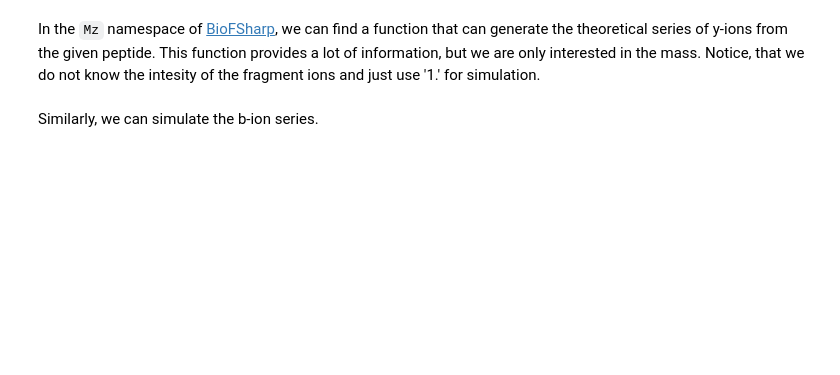
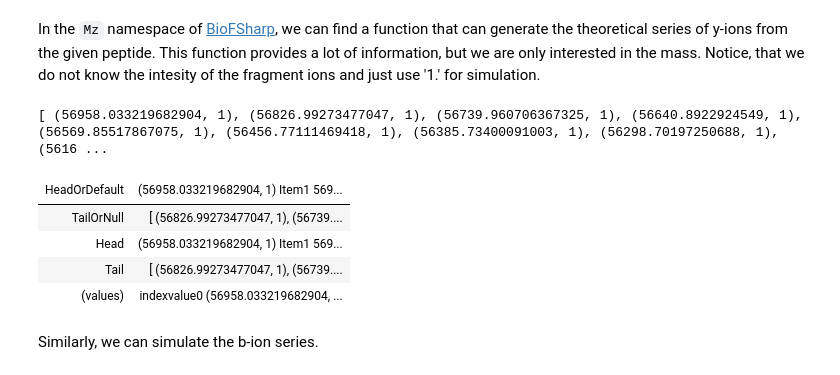
Before and after one commit to paulineHans/BIO-BTE-06-L-7, a Jupyter notebook: Notebooks/NB04a_Fragmentation_for_peptide_identification.ipynb, the cells around one changed output. Saved outputs shown, nothing was run; the diff lists cells and outputs as text; code cells hidden in the pictures; blank space fills up the shorter version.

```diff
--- a/Notebooks/NB04a_Fragmentation_for_peptide_identification.ipynb
+++ b/Notebooks/NB04a_Fragmentation_for_peptide_identification.ipynb
@@ -86,12 +86,19 @@ in the mass. Notice, that we do not know the intesity of the fragment ions and j
 # %%
 // Code-Block 2
 
 let ionSeriesY =
-    peptide
+    cutoff
     |> Mz.Fragmentation.Series.yOfBioList BioItem.initMonoisoMassWithMemP
     |> List.map (fun aac -> aac.MainPeak.Mass,1.)
 
 ionSeriesY
+# %% [output]
+[ (56958.033219682904, 1), (56826.99273477047, 1), (56739.960706367325, 1), (56640.8922924549, 1), (56569.85517867075, 1), (56456.77111469418, 1), (56385.73400091003, 1), (56298.70197250688, 1), (5616 ...
+| HeadOrDefault | (56958.033219682904, 1) Item1 569... |
+| TailOrNull | [ (56826.99273477047, 1), (56739.... |
+| Head | (56958.033219682904, 1) Item1 569... |
+| Tail | [ (56826.99273477047, 1), (56739.... |
+| (values) | indexvalue0 (56958.033219682904, ... |
 # %% [markdown]
 Similarly, we can simulate the b-ion series.
 # %%
```
Also changed, not shown: parts of 3 cells of this notebook, 1 other file.
